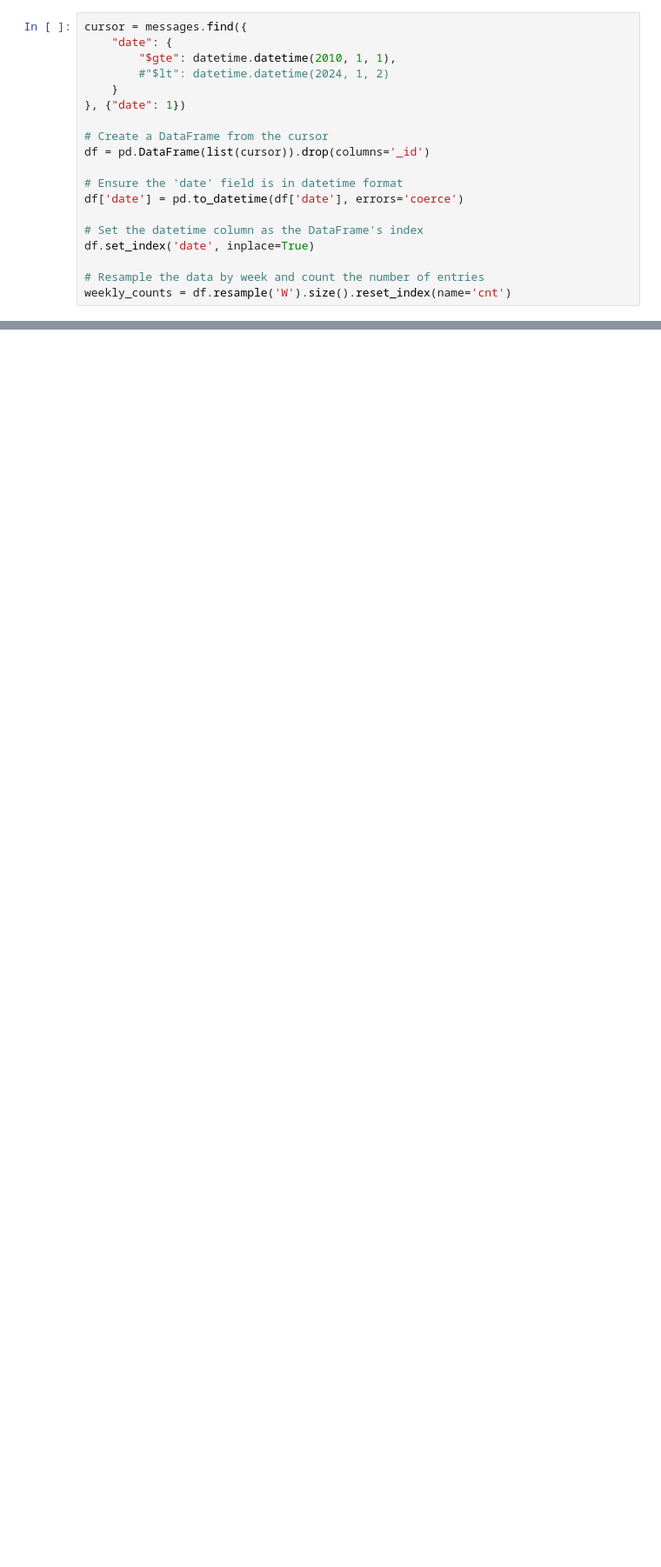
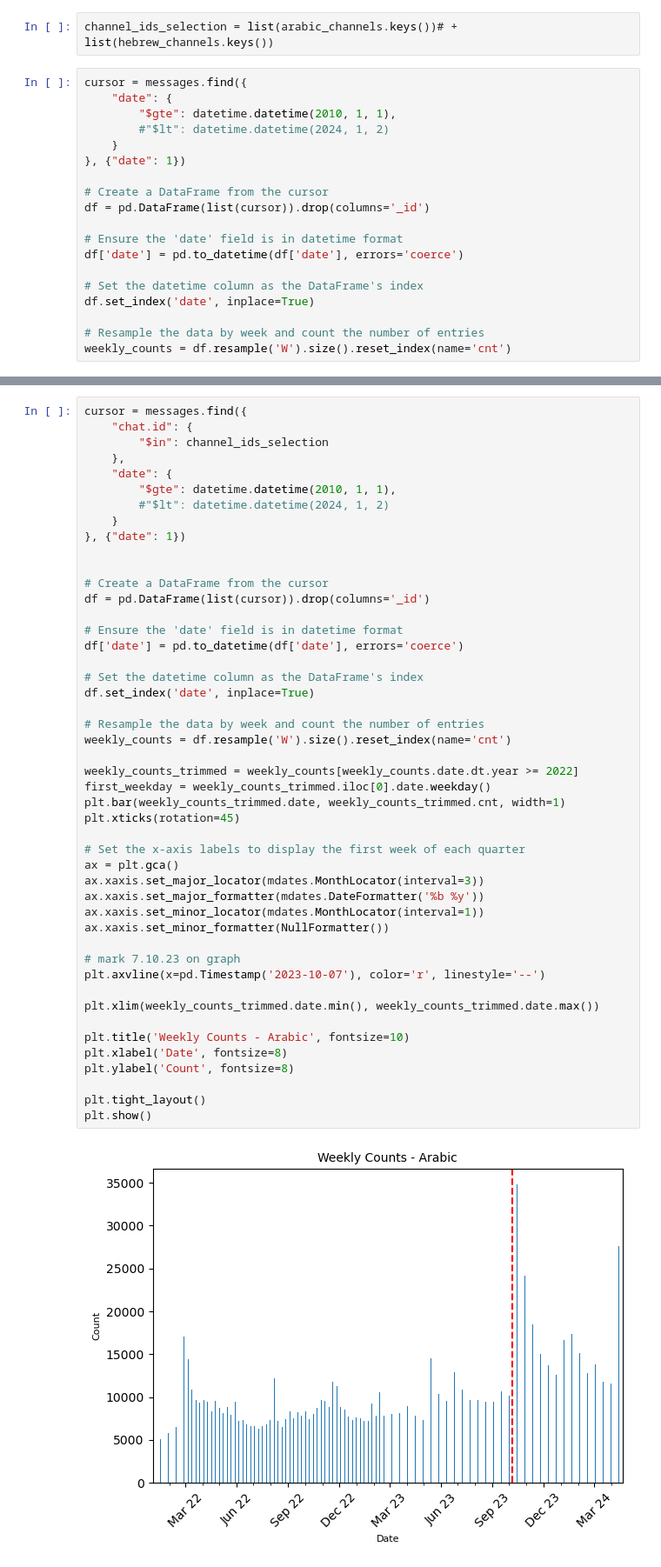
Before and after one commit to msx98/telelog, a Jupyter notebook: Experiments/check_count_mongo.ipynb, the cells around one changed output, grey strips where cells are left out. Shown at 87% size. Saved outputs shown, nothing was run; the diff lists cells and outputs as text; blank space fills up the shorter version.

```diff
--- a/Experiments/check_count_mongo.ipynb
+++ b/Experiments/check_count_mongo.ipynb
@@ -35,3 +72,5 @@ messages.count_documents({
+# %%
+channel_ids_selection = list(arabic_channels.keys())# + list(hebrew_channels.keys())
 # %%
 cursor = messages.find({
     "date": {
@@ -76,0 +119,49 @@ plt.show()
+# %%
+cursor = messages.find({
+    "chat.id": {
+        "$in": channel_ids_selection
+    },
+    "date": {
+        "$gte": datetime.datetime(2010, 1, 1),
+        #"$lt": datetime.datetime(2024, 1, 2)
+    }
+}, {"date": 1})
+
+
+# Create a DataFrame from the cursor
+df = pd.DataFrame(list(cursor)).drop(columns='_id')
+
+# Ensure the 'date' field is in datetime format
+df['date'] = pd.to_datetime(df['date'], errors='coerce')
+
+# Set the datetime column as the DataFrame's index
+df.set_index('date', inplace=True)
+
+# Resample the data by week and count the number of entries
+weekly_counts = df.resample('W').size().reset_index(name='cnt')
+
+weekly_counts_trimmed = weekly_counts[weekly_counts.date.dt.year >= 2022]
+first_weekday = weekly_counts_trimmed.iloc[0].date.weekday()
+plt.bar(weekly_counts_trimmed.date, weekly_counts_trimmed.cnt, width=1)
+plt.xticks(rotation=45)
+
+# Set the x-axis labels to display the first week of each quarter
+ax = plt.gca()
+ax.xaxis.set_major_locator(mdates.MonthLocator(interval=3))
+ax.xaxis.set_major_formatter(mdates.DateFormatter('%b %y'))
+ax.xaxis.set_minor_locator(mdates.MonthLocator(interval=1))
+ax.xaxis.set_minor_formatter(NullFormatter())
+
+# mark 7.10.23 on graph
+plt.axvline(x=pd.Timestamp('2023-10-07'), color='r', linestyle='--')
+
+plt.xlim(weekly_counts_trimmed.date.min(), weekly_counts_trimmed.date.max())
+
+plt.title('Weekly Counts - Arabic', fontsize=10)
+plt.xlabel('Date', fontsize=8)
+plt.ylabel('Count', fontsize=8)
+
+plt.tight_layout()
+plt.show()
+# %% [output]
+[figure, added]
```
Also changed, not shown: parts of 5 cells of this notebook.
